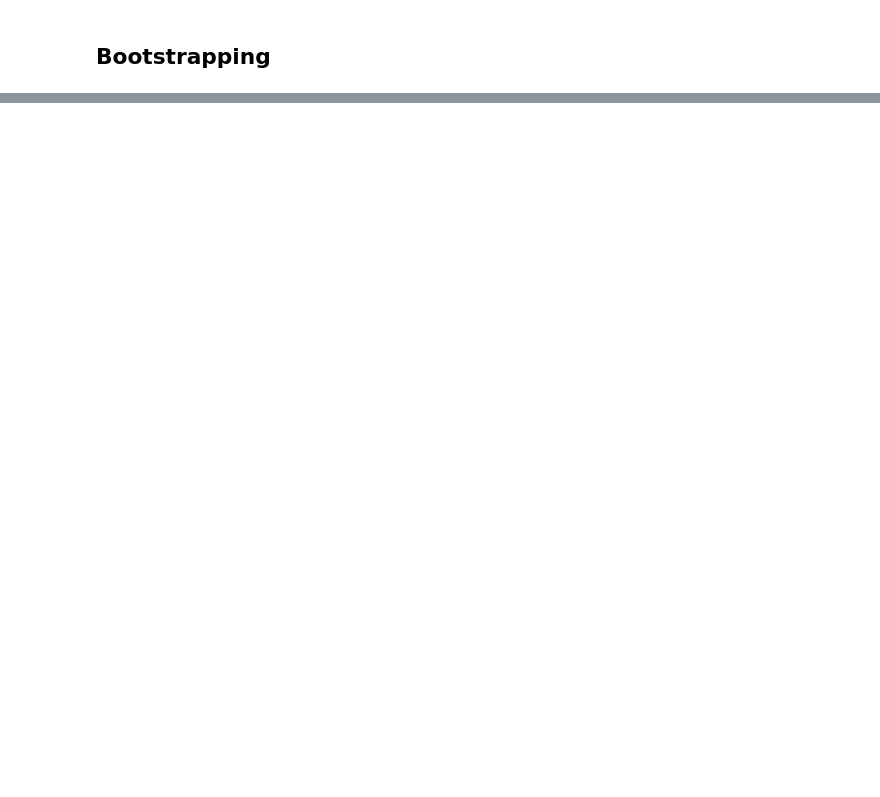
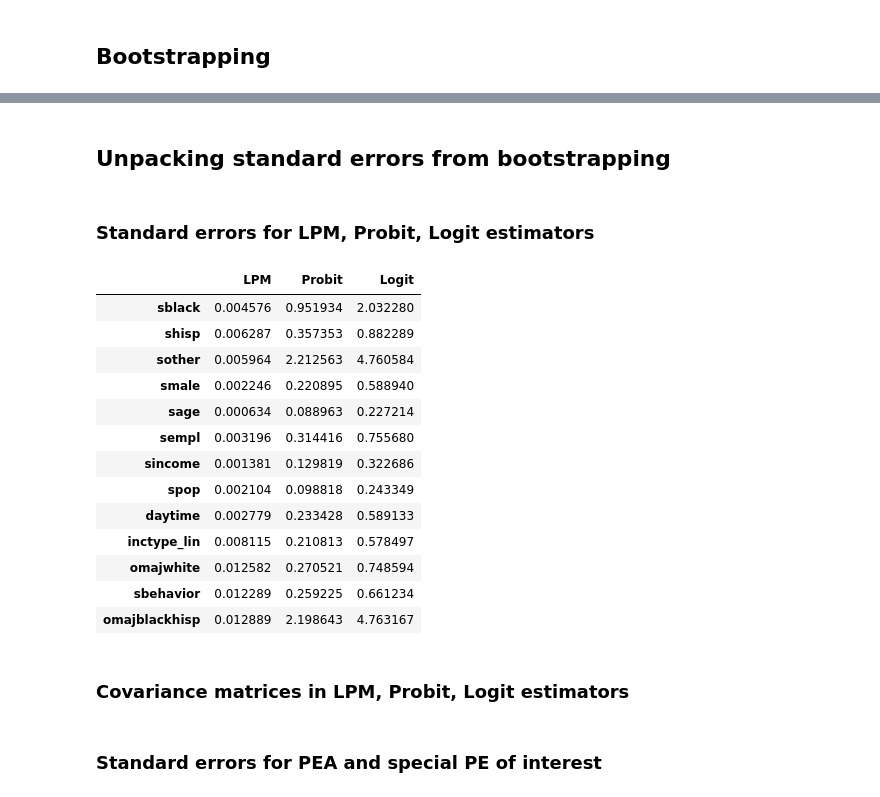
Before and after one commit to astronautfish/advmicro-assignment-3, a Jupyter notebook: assignment3.ipynb, the cells around one changed output, grey strips where cells are left out. Saved outputs shown, nothing was run; the diff lists cells and outputs as text; code cells hidden in the pictures; blank space fills up the shorter version.

```diff
--- a/assignment3.ipynb
+++ b/assignment3.ipynb
@@ -345,0 +399,2 @@ def compute_simple_pe(x_old, x_new, theta_probit, theta_logit):
+# %%
+for i, var in enumerate(x_labels_imp): print(f'{var} has same APE and LPM:\t{np.isclose(b_lpm[x_labels.index(var)], APE[i, -1])}')
@@ -677,0 +670,2 @@ NameError: name 'b_probit_boot' is not defined
+# %%
+generate_results = False
@@ -677,0 +716,60 @@ NameError: name 'b_probit_boot' is not defined
+# %%
+folder = 'BS_results'
+
+if generate_results:
+
+    os.makedirs(folder, exist_ok=True)
+
+    np.save(folder + '/b_lpm_boot', b_lpm_boot)
+    np.save(folder + '/b_logit_boot', b_logit_boot)
+    np.save(folder + '/b_probit_boot', b_probit_boot)
+
+    np.save(folder + '/pea_boot', pea_boot)
+    np.save(folder + '/pea_intensive_boot', pea_intensive_boot)
+    np.save(folder + '/special_pes_boot', special_pes_boot)
+
+else:
+
+    b_lpm_boot = np.load(folder + '/b_lpm_boot.npy')
+    b_probit_boot = np.load(folder + '/b_probit_boot.npy')
+    b_logit_boot = np.load(folder + '/b_logit_boot.npy')
+
+    pea_boot = np.load(folder + '/pea_boot.npy')
+    special_pes_boot = np.load(folder + '/special_pes_boot.npy')
+# %% [markdown]
+## Unpacking standard errors from bootstrapping
+# %% [markdown]
+### Standard errors for LPM, Probit, Logit estimators
+# %%
+se_lpm_bs = b_lpm_boot.std(axis=0)
+se_probit_bs = b_probit_boot.std(axis=0)
+se_logit_bs = b_logit_boot.std(axis=0)
+
+se_bs = pd.DataFrame(np.column_stack((se_lpm_bs, se_probit_bs, se_logit_bs)),
+                     columns=['LPM', 'Probit', 'Logit'],
+                     index=x_labels)
+
+if generate_results:
+    se_bs.to_csv(folder + '/se_boot.csv')
+
+else:
+    se_bs = pd.read_csv(folder + '/se_boot.csv', index_col=0)
+
+se_bs
+# %% [output]
+|  | LPM | Probit | Logit |
+| sblack | 0.004576 | 0.951934 | 2.032280 |
+| shisp | 0.006287 | 0.357353 | 0.882289 |
+| sother | 0.005964 | 2.212563 | 4.760584 |
+| smale | 0.002246 | 0.220895 | 0.588940 |
+| sage | 0.000634 | 0.088963 | 0.227214 |
+| sempl | 0.003196 | 0.314416 | 0.755680 |
+| sincome | 0.001381 | 0.129819 | 0.322686 |
+| spop | 0.002104 | 0.098818 | 0.243349 |
+| daytime | 0.002779 | 0.233428 | 0.589133 |
+| inctype_lin | 0.008115 | 0.210813 | 0.578497 |
+| omajwhite | 0.012582 | 0.270521 | 0.748594 |
+| sbehavior | 0.012289 | 0.259225 | 0.661234 |
+| omajblackhisp | 0.012889 | 2.198643 | 4.763167 |
+# %% [markdown]
+### Covariance matrices in LPM, Probit, Logit estimators
@@ -677,0 +780,2 @@ NameError: name 'b_probit_boot' is not defined
+# %% [markdown]
+### Standard errors for PEA and special PE of interest
```
Also changed, not shown: parts of 81 cells of this notebook, 14 other files.
